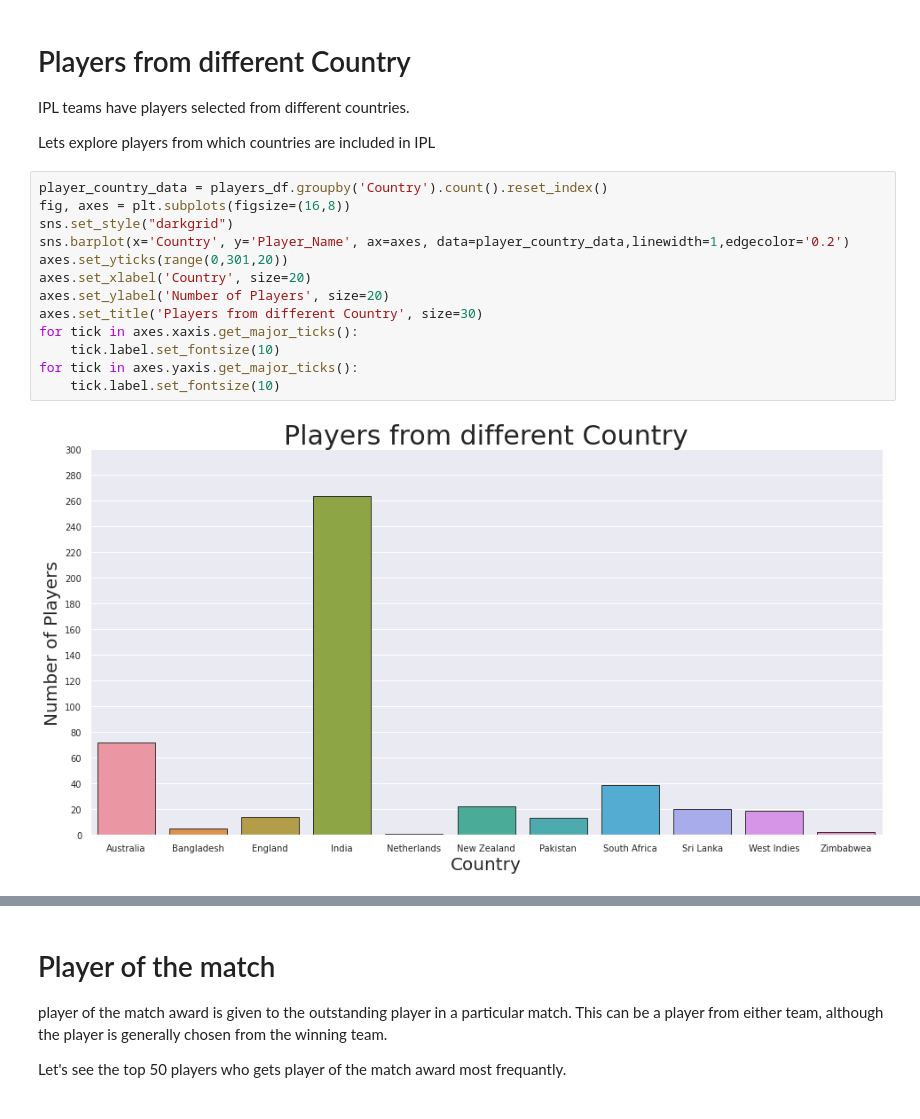
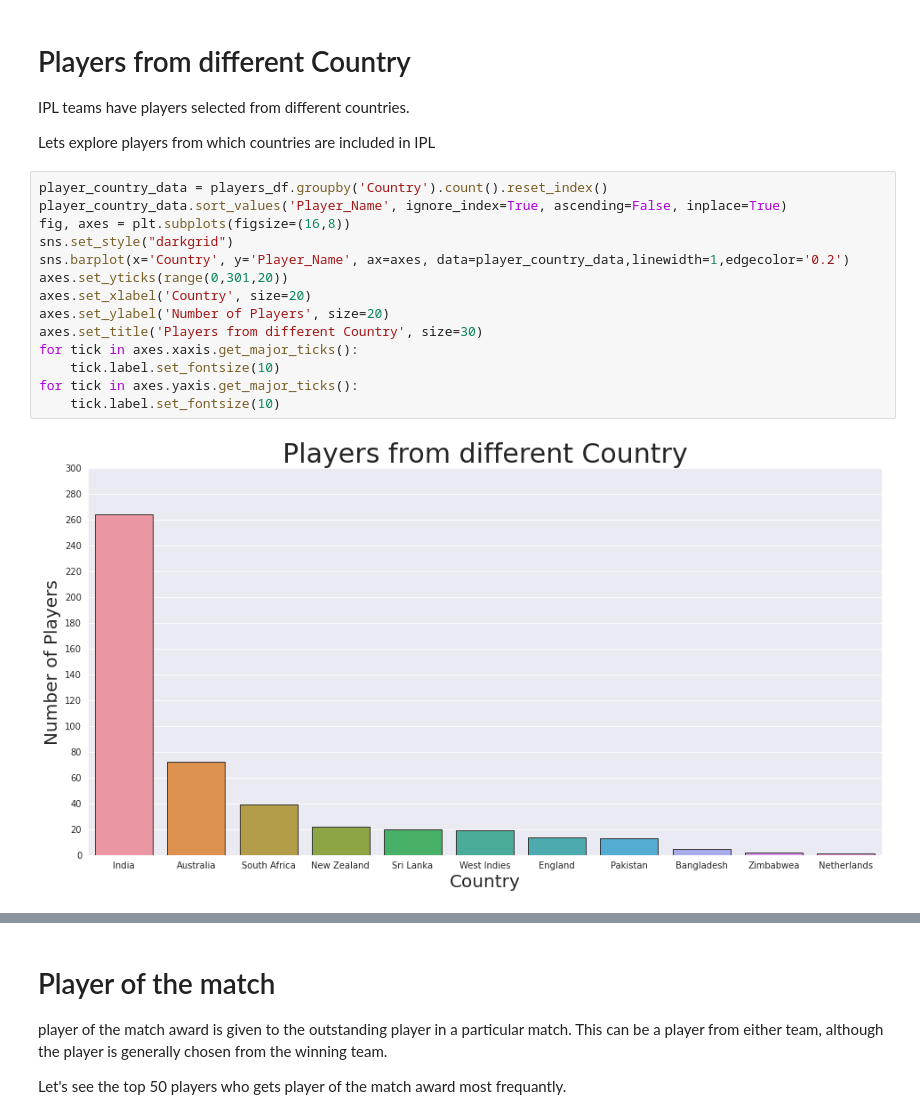
Before and after one commit to Pradip240/IPL-T20-Cricket-Analysis, a Jupyter notebook: Pradip_IPL_T20_Cricket_Analysis_Capstone_Project.ipynb, the cells around one changed output, grey strips where cells are left out. Drawn from its saved outputs; the diff is of its cells as text.

```diff
--- a/Pradip_IPL_T20_Cricket_Analysis_Capstone_Project.ipynb
+++ b/Pradip_IPL_T20_Cricket_Analysis_Capstone_Project.ipynb
@@ -55,17 +55,18 @@ IPL teams have players selected from different countries.
 Lets explore players from which countries are included in IPL
 # %%
 player_country_data = players_df.groupby('Country').count().reset_index()
+player_country_data.sort_values('Player_Name', ignore_index=True, ascending=False, inplace=True)
 fig, axes = plt.subplots(figsize=(16,8))
 sns.set_style("darkgrid")
 sns.barplot(x='Country', y='Player_Name', ax=axes, data=player_country_data,linewidth=1,edgecolor='0.2')
 axes.set_yticks(range(0,301,20))
 axes.set_xlabel('Country', size=20)
 axes.set_ylabel('Number of Players', size=20)
 axes.set_title('Players from different Country', size=30)
 for tick in axes.xaxis.get_major_ticks():
     tick.label.set_fontsize(10)
 for tick in axes.yaxis.get_major_ticks():
     tick.label.set_fontsize(10)
 # %% [output]
-[figure, old version]
+[figure, new version]
 # %%
```
Also changed, not shown: parts of 11 cells of this notebook.
